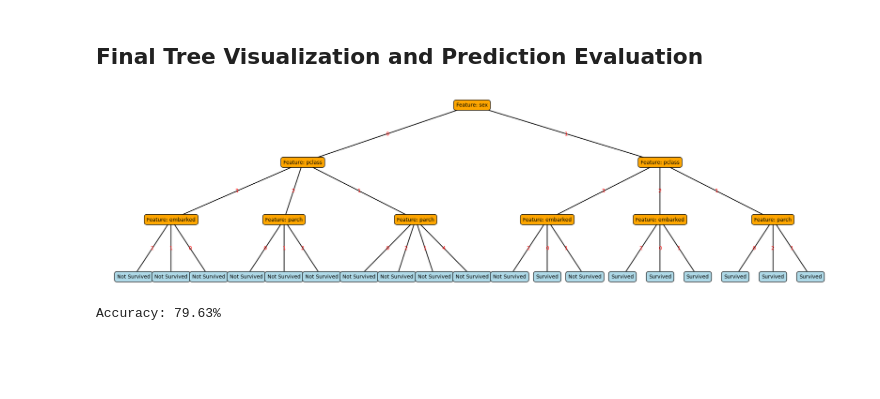
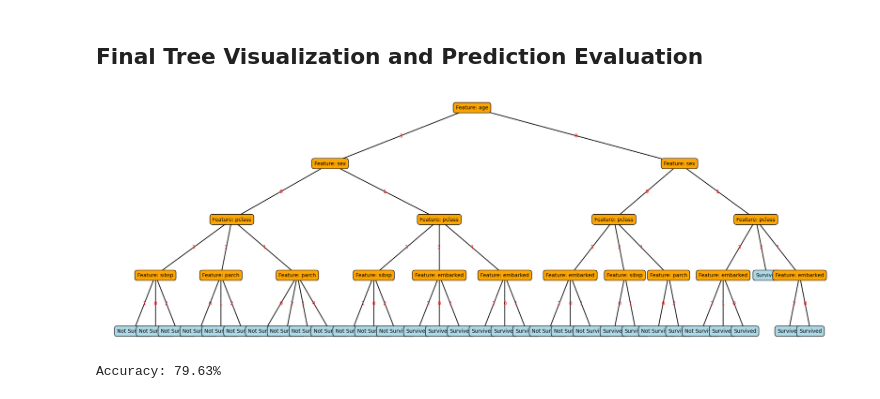
Before and after one commit to aymanerihane/Machine-Learning-From-Scratch, a Jupyter notebook: titanic_using_chaid_decision_tree/titenic_using_chaid_decision_tree.ipynb, the cells around one changed output. Saved outputs shown, nothing was run; the diff lists cells and outputs as text; code cells hidden in the pictures; blank space fills up the shorter version.

Commit message:
updating descision tree titanic

```diff
--- a/titanic_using_chaid_decision_tree/titenic_using_chaid_decision_tree.ipynb
+++ b/titanic_using_chaid_decision_tree/titenic_using_chaid_decision_tree.ipynb
@@ -125,6 +125,9 @@ data['embarked'] = data['embarked'].replace({'C': 0, 'Q': 1, 'S': 2})
 # %% [markdown]
 ## Splitting the Data
 # %%
+# turniung age into a categorical variable
+data['age'] = pd.cut(data['age'], bins=[0,18,80], labels=[0, 1])
+# data = data.drop(columns='age')
 # Séparation des caractéristiques (X) et de la cible (y)
 X = data.drop(columns='survived')  # Features
 y = data['survived']  # Target
@@ -135,6 +138,7 @@ X_train, X_test, y_train, y_test = train_test_split(X, y, test_size=0.2, random_
 # Afficher les dimensions des jeux de données
 print(f"Training set size: {X_train.shape[0]} samples")
 print(f"Test set size: {X_test.shape[0]} samples")
+X
 # %% [output]
 Training set size: 432 samples
 Test set size: 108 samples
@@ -347,13 +364,13 @@ def plot_chaid_tree(node, pos=(0.5, 1), level_width=12.5, vert_gap=1, ax=None, p
             # Update the cumulative offset by the width of this group
             cumulative_offset += group_width
 # %%
-chaid_tree = build_chaid_tree(pd.concat([X_train,y_train],axis=1), target='survived', max_depth=3) # Build the CHAID tree
+chaid_tree = build_chaid_tree(pd.concat([X_train,y_train],axis=1), target='survived', max_depth=4) # Build the CHAID tree
 
 # Visualize the CHAID tree
 plot_chaid_tree(chaid_tree)
 plt.show()
 # %% [output]
-[figure, old version]
+[figure, new version]
 # %%
 # Evaluation des performances
 predictions = predict_tree(chaid_tree, X_test)
```
Also changed, not shown: parts of 3 cells of this notebook.
